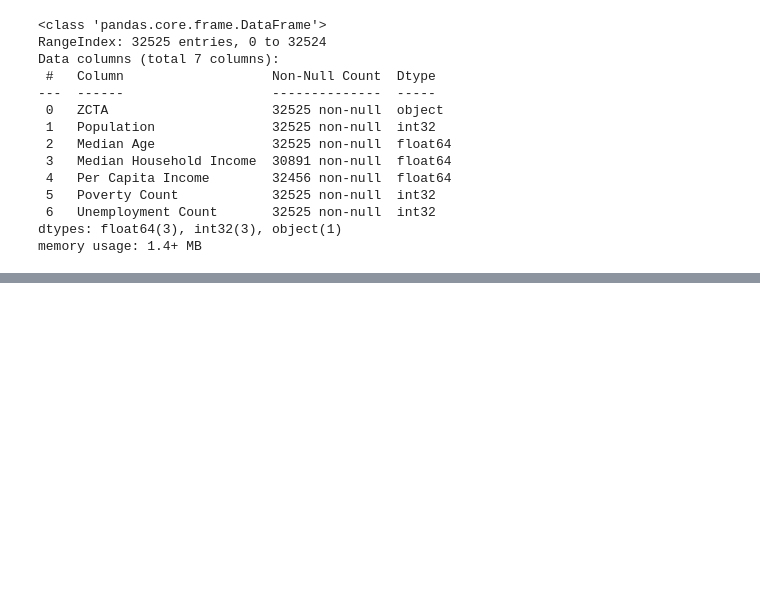
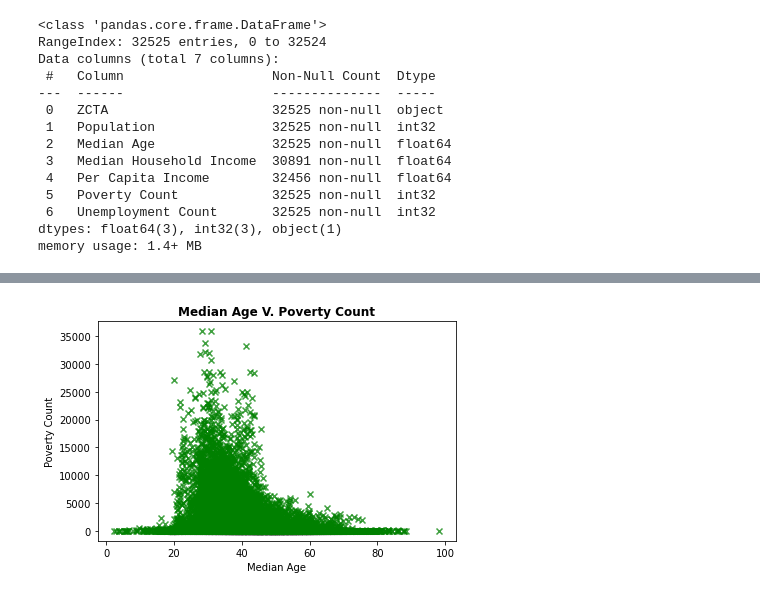
Before and after one commit to poojaisabelle/ETL-Project, a Jupyter notebook: 02_transform_census/02_transform_census_pooja.ipynb, the cells around one changed output, grey strips where cells are left out. Saved outputs shown, nothing was run; the diff lists cells and outputs as text; code cells hidden in the pictures; blank space fills up the shorter version.

```diff
--- a/02_transform_census/02_transform_census_pooja.ipynb
+++ b/02_transform_census/02_transform_census_pooja.ipynb
@@ -275,0 +323,9 @@ clean_census.to_csv('clean_census.csv', index=False)
+# %%
+# Generate scatter plot - Median Age V Poverty Count
+plt.scatter(med_age, pov_count, marker="x", facecolors="green", alpha=0.75)
+plt.xlabel("Median Age")
+plt.ylabel("Poverty Count")
+plt.title("Median Age V. Poverty Count", weight="bold")
+plt.tight_layout()
+# %% [output]
+[figure, added]
```
Also changed, not shown: parts of 8 cells of this notebook.
